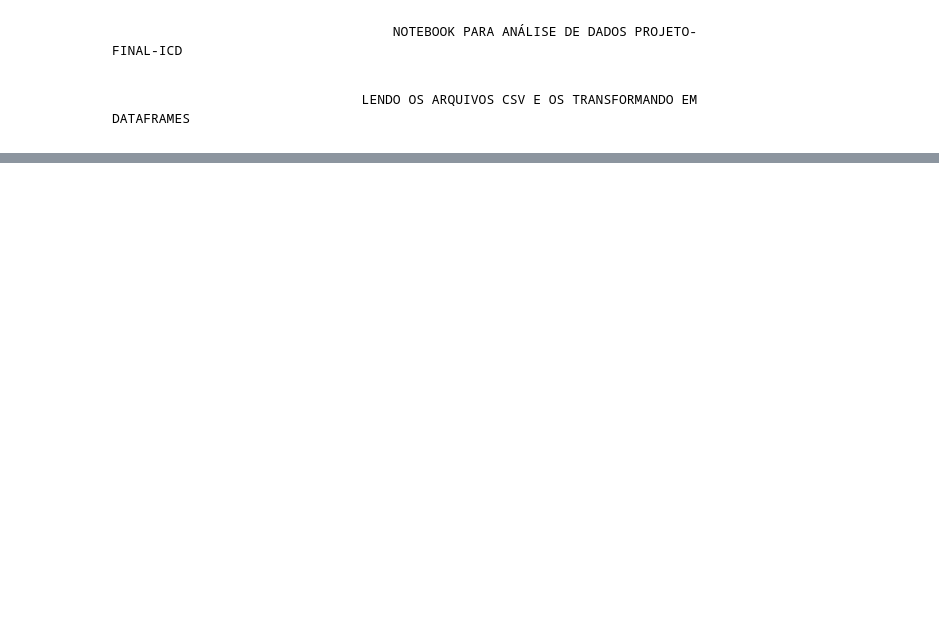
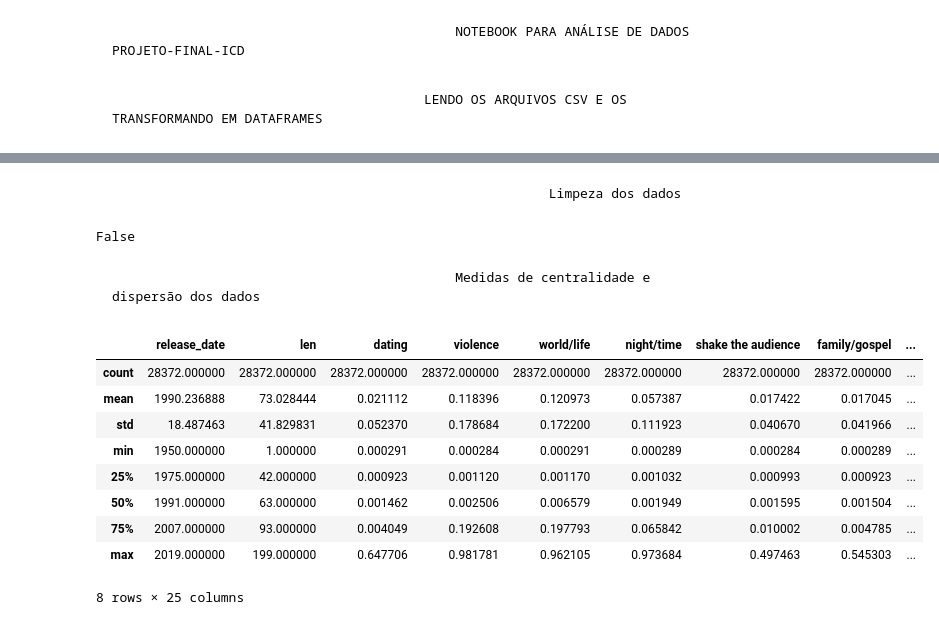
Before and after one commit to viniciusolzon/Music_Analysis, a Jupyter notebook: notebooks/dados.ipynb, the cells around one changed output, grey strips where cells are left out. Drawn from its saved outputs; the diff is of its cells as text; code cells hidden in the pictures; blank space fills up the shorter version.

```diff
--- a/notebooks/dados.ipynb
+++ b/notebooks/dados.ipynb
@@ -31,0 +21,22 @@ df.head()
+# %% [markdown]
+                                                            Limpeza dos dados
+# %%
+del df["Unnamed: 0"]
+df.isnull().values.any()
+# %% [output]
+False
+# %% [markdown]
+                                                Medidas de centralidade e dispersão dos dados
+# %%
+df.describe()
+# %% [output]
+|  | release_date | len | dating | violence | world/life | night/time | shake the audience | family/gospel | ... |
+| count | 28372.000000 | 28372.000000 | 28372.000000 | 28372.000000 | 28372.000000 | 28372.000000 | 28372.000000 | 28372.000000 | ... |
+| mean | 1990.236888 | 73.028444 | 0.021112 | 0.118396 | 0.120973 | 0.057387 | 0.017422 | 0.017045 | ... |
+| std | 18.487463 | 41.829831 | 0.052370 | 0.178684 | 0.172200 | 0.111923 | 0.040670 | 0.041966 | ... |
+| min | 1950.000000 | 1.000000 | 0.000291 | 0.000284 | 0.000291 | 0.000289 | 0.000284 | 0.000289 | ... |
+| 25% | 1975.000000 | 42.000000 | 0.000923 | 0.001120 | 0.001170 | 0.001032 | 0.000993 | 0.000923 | ... |
+| 50% | 1991.000000 | 63.000000 | 0.001462 | 0.002506 | 0.006579 | 0.001949 | 0.001595 | 0.001504 | ... |
+| 75% | 2007.000000 | 93.000000 | 0.004049 | 0.192608 | 0.197793 | 0.065842 | 0.010002 | 0.004785 | ... |
+| max | 2019.000000 | 199.000000 | 0.647706 | 0.981781 | 0.962105 | 0.973684 | 0.497463 | 0.545303 | ... |
+8 rows × 25 columns
```
Also changed, not shown: parts of 7 cells of this notebook.
